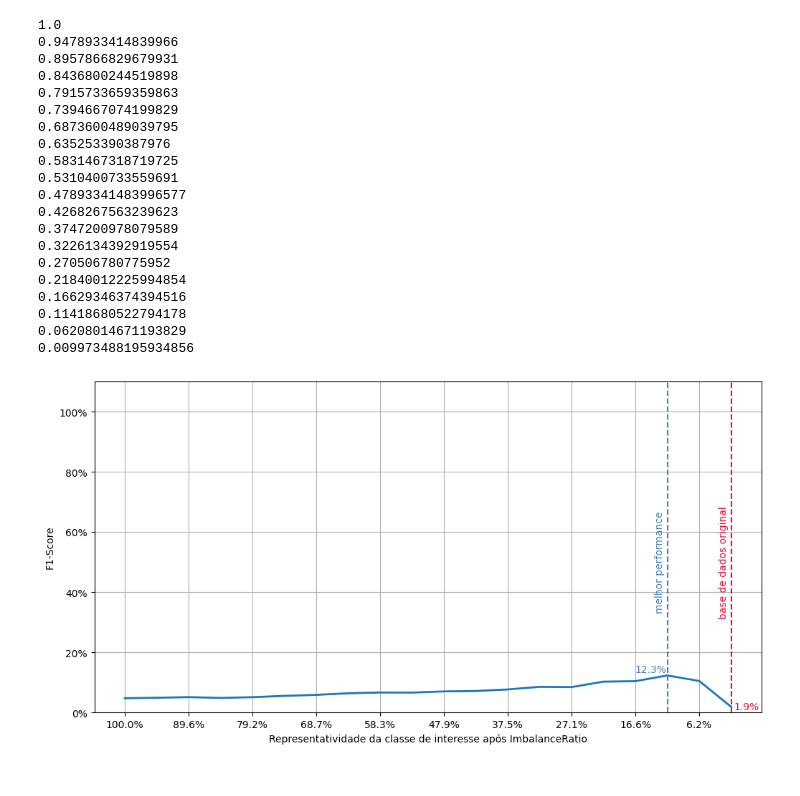
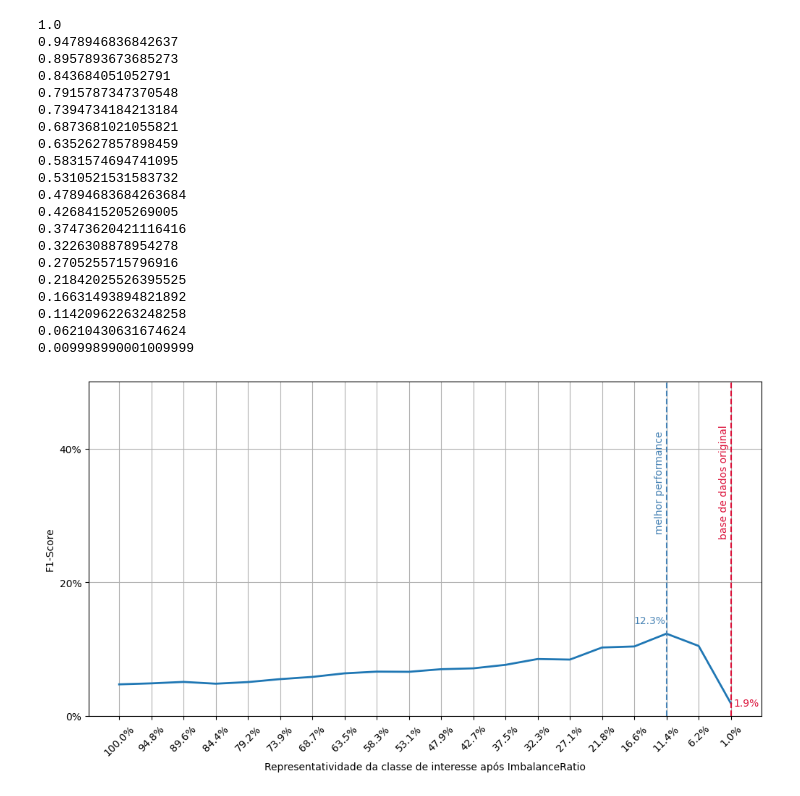
Before and after one commit to zheage/Dissertacao, a Jupyter notebook: Notebook/Simulações/Vantagens de Utilizar Random Sampling.ipynb, the cells around one changed output. Drawn from its saved outputs; the diff is of its cells as text; code cells hidden in the pictures.

```diff
--- a/Notebook/Simulações/Vantagens de Utilizar Random Sampling.ipynb
+++ b/Notebook/Simulações/Vantagens de Utilizar Random Sampling.ipynb
@@ -9,6 +9,7 @@ from sklearn.metrics import f1_score
 from sklearn.model_selection import StratifiedKFold
 from xgboost import XGBClassifier
 from sklearn.linear_model import LogisticRegression
+from sklearn.metrics import roc_curve
 
 # Criar uma base de dados com proporção 1:100
 # Criar uma base de dados com proporção 1:100
@@ -24,7 +25,7 @@ X, y = make_classification(
 )
 
 # Lista de estratégias de amostragem
-max_strategy = sum(y_train == 1) / sum(y_train == 0)
+max_strategy = sum(y == 1) / sum(y == 0)
 sampling_strategies = np.linspace(1, max_strategy, 20)
 
 # Lista para armazenar os f1-scores
@@ -60,6 +61,14 @@ for strategy in sampling_strategies:
         # Avaliar o modelo com f1-score para o fold atual
         f1 = f1_score(y_test, y_pred)
         f1_scores_fold.append(f1)
+        # Otimizar o ponto de corte de y_pred de acordo com a curva ROC
+
+        fpr, tpr, thresholds = roc_curve(y_test, model.predict_proba(X_test)[:, 1])
+        optimal_idx = np.argmax(tpr - fpr)
+        optimal_threshold = thresholds[optimal_idx]
+
+        # Aplicar o ponto de corte otimizado
+        y_pred = (model.predict_proba(X_test)[:, 1] >= optimal_threshold).astype(int)
 
     # Calcular a média do f1-score para a estratégia atual
     f1_scores.append(np.mean(f1_scores_fold))
@@ -67,25 +76,25 @@ for strategy in sampling_strategies:
 # f1_scores agora contém a média dos f1-scores para cada estratégia de amostragem
 # %% [output]
 1.0
-0.9478933414839966
-0.8957866829679931
-0.8436800244519898
-0.7915733659359863
-0.7394667074199829
-0.6873600489039795
-0.635253390387976
-0.5831467318719725
-0.5310400733559691
-0.47893341483996577
-0.4268267563239623
-0.3747200978079589
-0.3226134392919554
-0.270506780775952
-0.21840012225994854
-0.16629346374394516
-0.11418680522794178
-0.06208014671193829
-0.009973488195934856
+0.9478946836842637
+0.8957893673685273
+0.843684051052791
+0.7915787347370548
+0.7394734184213184
+0.6873681021055821
+0.6352627857898459
+0.5831574694741095
+0.5310521531583732
+0.47894683684263684
+0.4268415205269005
+0.37473620421116416
+0.3226308878954278
+0.2705255715796916
+0.21842025526395525
+0.16631493894821892
+0.11420962263248258
+0.06210430631674624
+0.009998990001009999
 # %%
 import matplotlib.pyplot as plt
 
@@ -100,36 +109,37 @@ plt.plot(
 )
 
 plt.gca().invert_xaxis()
 
 # Eixo Y
 plt.yticks(
     np.arange(0, 1.1, 0.2),
     [f'{int(i*100)}%' for i in np.arange(0, 1.1, 0.2)]
 )
-plt.ylim(0, 1.1)
+plt.ylim(0, .5)
 
 # Adicionar linha vertical
 plt.axvline(x=sampling_strategies[-1], color='crimson', linestyle='--')
-plt.text(sampling_strategies[-1]+0.02, 0.5, 'base de dados original', color='crimson', rotation=90, verticalalignment='center')
+plt.text(sampling_strategies[-1]+0.02, 0.35, 'base de dados original', color='crimson', rotation=90, verticalalignment='center')
 plt.text(sampling_strategies[-1]-0.005, f1_scores[-1], f'{f1_scores[-1]*100:.1f}%', color='crimson', verticalalignment='center')
 
 # Adicionar linha vertical para o melhor ponto
 plt.axvline(x=sampling_strategies[-3], color='steelblue', linestyle='--')
-plt.text(sampling_strategies[-3]+0.02, 0.5, 'melhor performance', color='steelblue', rotation=90, verticalalignment='center')
+plt.text(sampling_strategies[-3]+0.02, 0.35, 'melhor performance', color='steelblue', rotation=90, verticalalignment='center')
 plt.text(sampling_strategies[-3]+0.0525,  f1_scores[-3]+0.02, f'{f1_scores[-3]*100:.1f}%', color='steelblue', verticalalignment='center')
 
 # Eixo X
 plt.xticks(
-    sampling_strategies[::2],
-    [f'{i*100:.1f}%' for i in sampling_strategies[::2]]
+    sampling_strategies,
+    [f'{i*100:.1f}%' for i in sampling_strategies],
+    rotation = 45
 )
 
 plt.xlabel("Representatividade da classe de interesse após ImbalanceRatio")
 plt.ylabel("F1-Score")
 
 plt.grid()
 plt.plot()
 
 plt.show()
 # %% [output]
-[figure, old version]
+[figure, new version]
```
Also changed, not shown: 30 other files.
